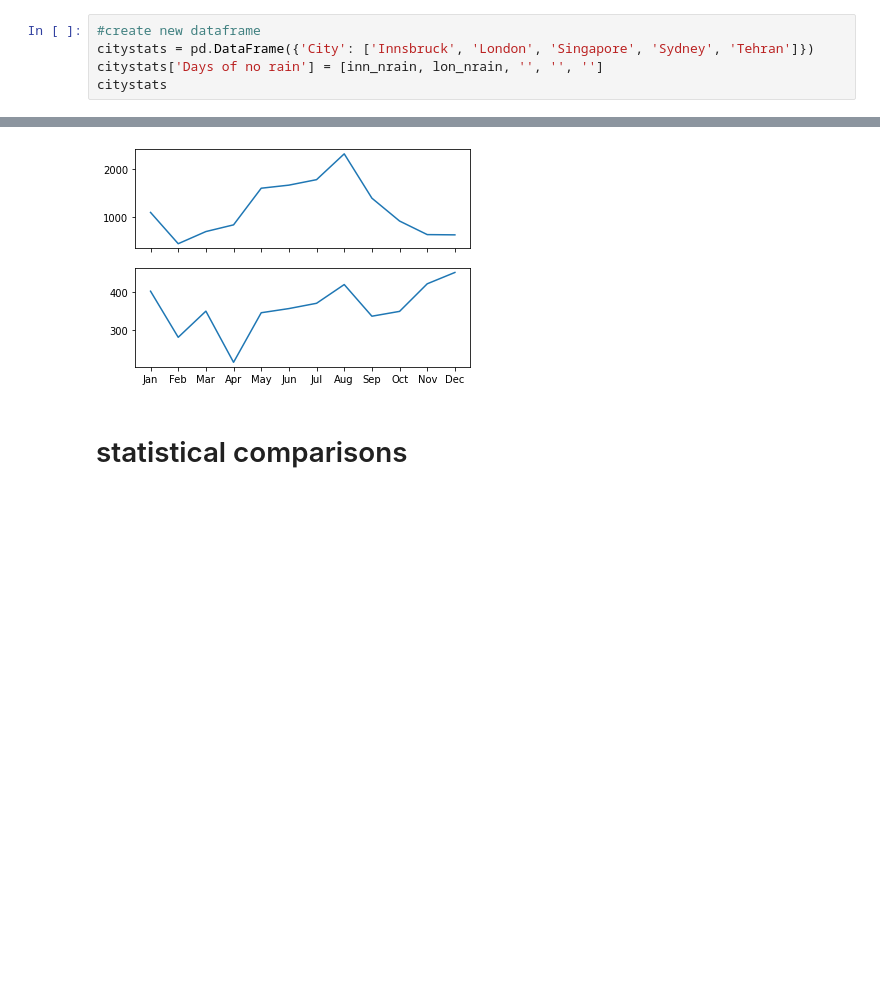
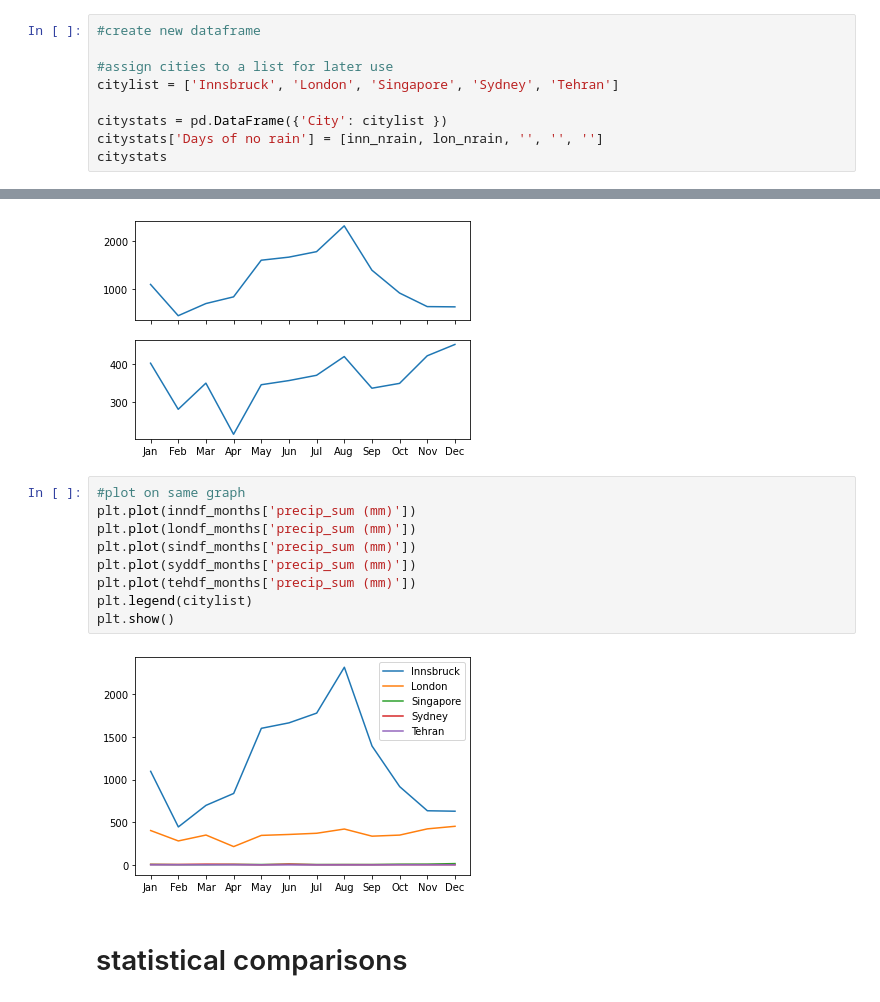
Before and after one commit to dwhew/data_science, a Jupyter notebook: weather.ipynb, the cells around one changed output, grey strips where cells are left out. Saved outputs shown, nothing was run; the diff lists cells and outputs as text; blank space fills up the shorter version.

```diff
--- a/weather.ipynb
+++ b/weather.ipynb
@@ -91,7 +95,11 @@ inn_perf
 139 rows × 11 columns
 # %%
 #create new dataframe
-citystats = pd.DataFrame({'City': ['Innsbruck', 'London', 'Singapore', 'Sydney', 'Tehran']})
+
+#assign cities to a list for later use
+citylist = ['Innsbruck', 'London', 'Singapore', 'Sydney', 'Tehran']
+
+citystats = pd.DataFrame({'City': citylist })
 citystats['Days of no rain'] = [inn_nrain, lon_nrain, '', '', '']
 citystats
 # %% [output]
@@ -173,6 +181,17 @@ ax1.plot(londf_months['precip_sum (mm)'])
 # %% [output]
 [<matplotlib.lines.Line2D at 0x...>]
 [figure]
+# %%
+#plot on same graph
+plt.plot(inndf_months['precip_sum (mm)'])
+plt.plot(londf_months['precip_sum (mm)'])
+plt.plot(sindf_months['precip_sum (mm)'])
+plt.plot(syddf_months['precip_sum (mm)'])
+plt.plot(tehdf_months['precip_sum (mm)'])
+plt.legend(citylist)
+plt.show()
+# %% [output]
+[figure, added]
 # %% [markdown]
 # statistical comparisons
 # %%
```
Also changed, not shown: parts of 4 cells of this notebook.
